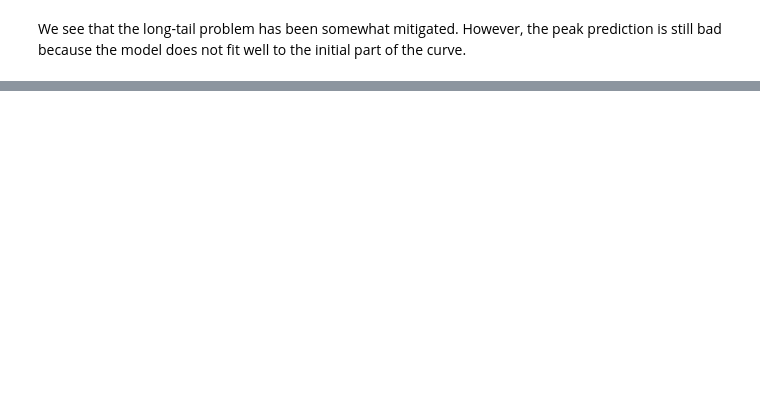
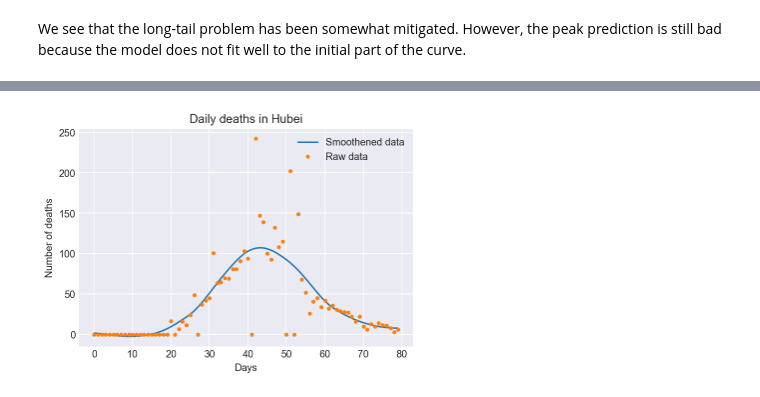
Before and after one commit to anag004/covid-model, a Jupyter notebook: ihme/SIER.ipynb, the cells around one changed output, grey strips where cells are left out. Saved outputs shown, nothing was run; the diff lists cells and outputs as text; code cells hidden in the pictures; blank space fills up the shorter version.

```diff
--- a/ihme/SIER.ipynb
+++ b/ihme/SIER.ipynb
@@ -544,0 +649,27 @@ We see that the long-tail problem has been somewhat mitigated. However, the peak
+# %%
+df_global = pd.read_csv("time_series_covid19_deaths_global.csv")
+df_hubei = df_global[df_global["Province/State"] == "Hubei"]
+date_format = "%-m/%-d/%y"
+start_date_global = datetime.date(2020, 1, 22)
+end_date_global = datetime.date(2020, 5, 27)
+
+data_hubei = []
+curr_date = deepcopy(start_date_global)
+while curr_date <= end_date_global:
+    data_hubei.append(df_hubei[curr_date.strftime(date_format)].iloc[0])
+    curr_date = curr_date + datetime.timedelta(days=1)
+
+data_hubei[1:] = np.diff(data_hubei)
+data_hubei = data_hubei[:60]
+smooth_data_hubei = np.concatenate((np.zeros(20), data_hubei))
+smooth_data_hubei = smoothen(savgol_filter(smooth_data_hubei, 37, 3), 2)
+
+plt.plot(smooth_data_hubei, label="Smoothened data")
+plt.plot(np.concatenate((np.zeros(20), data_hubei)), '.', label="Raw data")
+plt.title("Daily deaths in Hubei")
+plt.xlabel("Days")
+plt.ylabel("Number of deaths")
+plt.legend()
+plt.show()
+# %% [output]
+[figure, added]
```
Also changed, not shown: parts of 16 cells of this notebook.
